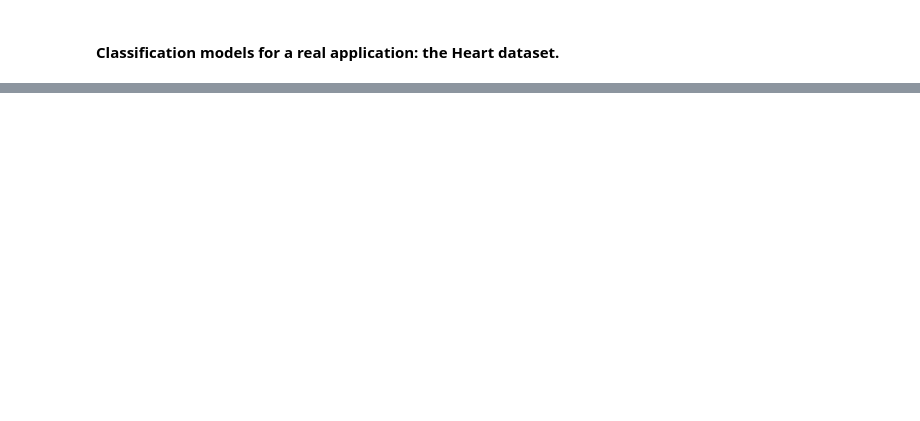
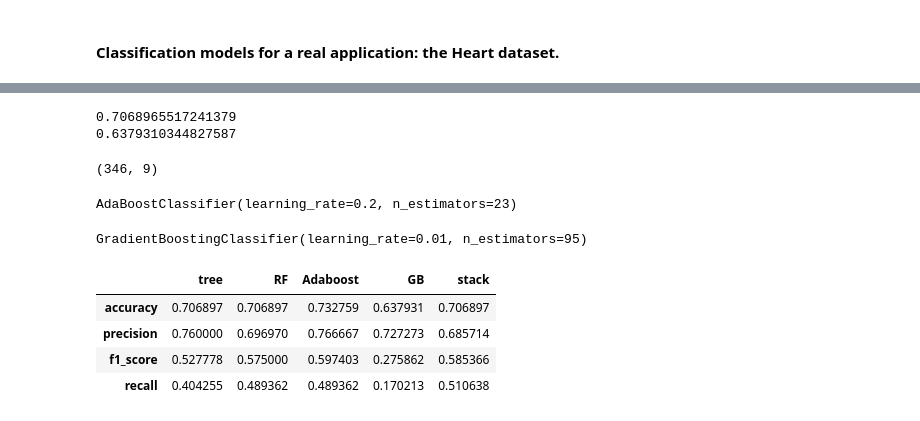
Before and after one commit to VhinyMombo/MAL2021, a Jupyter notebook: MAL_TP3.ipynb, the cells around one changed output, grey strips where cells are left out. Saved outputs shown, nothing was run; the diff lists cells and outputs as text; code cells hidden in the pictures; blank space fills up the shorter version.

```diff
--- a/MAL_TP3.ipynb
+++ b/MAL_TP3.ipynb
@@ -320,0 +454,26 @@ plt.show()
+# %%
+print(np.mean(model_trained["tree"].best_estimator_.predict(X_test) == y_test))
+print(np.mean(model_trained["GB"].predict(X_test) == y_test))
+# %% [output]
+0.7068965517241379
+0.6379310344827587
+# %%
+X_train.shape
+# %% [output]
+(346, 9)
+# %%
+model_trained["Adaboost"].best_estimator_
+# %% [output]
+AdaBoostClassifier(learning_rate=0.2, n_estimators=23)
+# %%
+model_trained["GB"].best_estimator_
+# %% [output]
+GradientBoostingClassifier(learning_rate=0.01, n_estimators=95)
+# %%
+pd.DataFrame(perf)
+# %% [output]
+|  | tree | RF | Adaboost | GB | stack |
+| accuracy | 0.706897 | 0.706897 | 0.732759 | 0.637931 | 0.706897 |
+| precision | 0.760000 | 0.696970 | 0.766667 | 0.727273 | 0.685714 |
+| f1_score | 0.527778 | 0.575000 | 0.597403 | 0.275862 | 0.585366 |
+| recall | 0.404255 | 0.489362 | 0.489362 | 0.170213 | 0.510638 |
```
Also changed, not shown: parts of 34 cells of this notebook.
